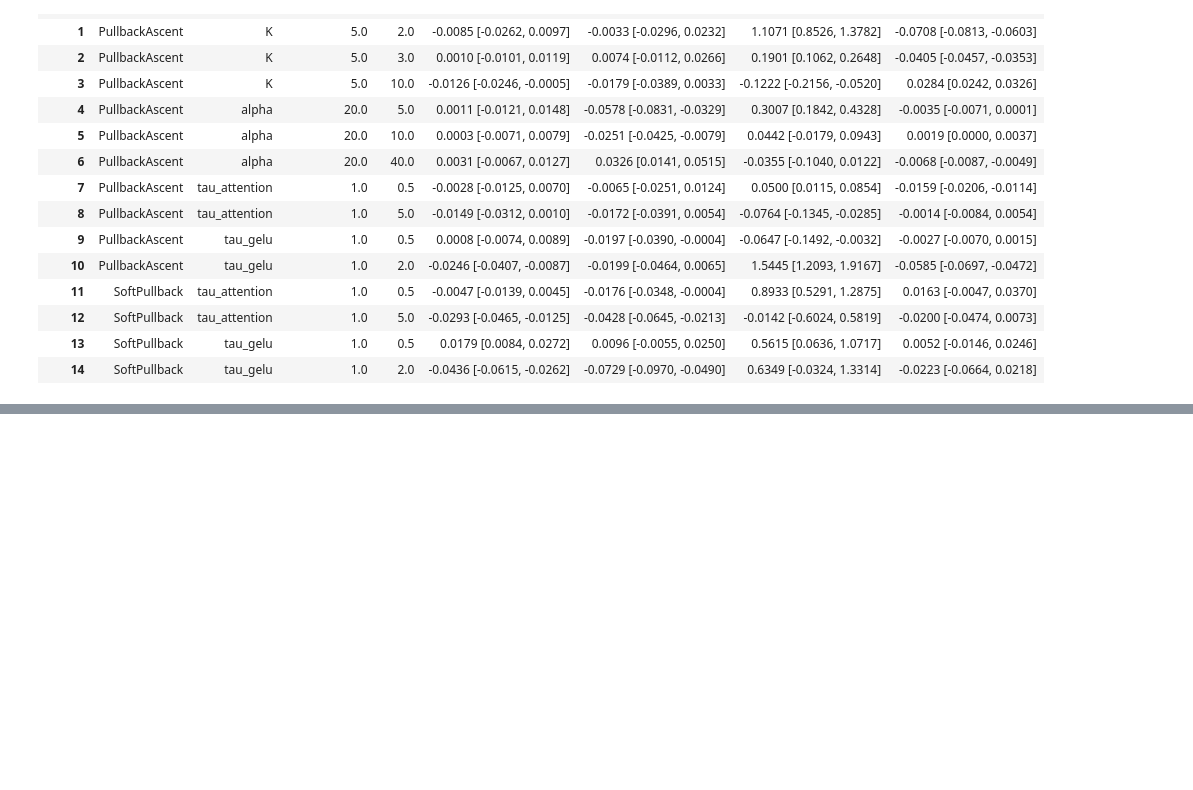
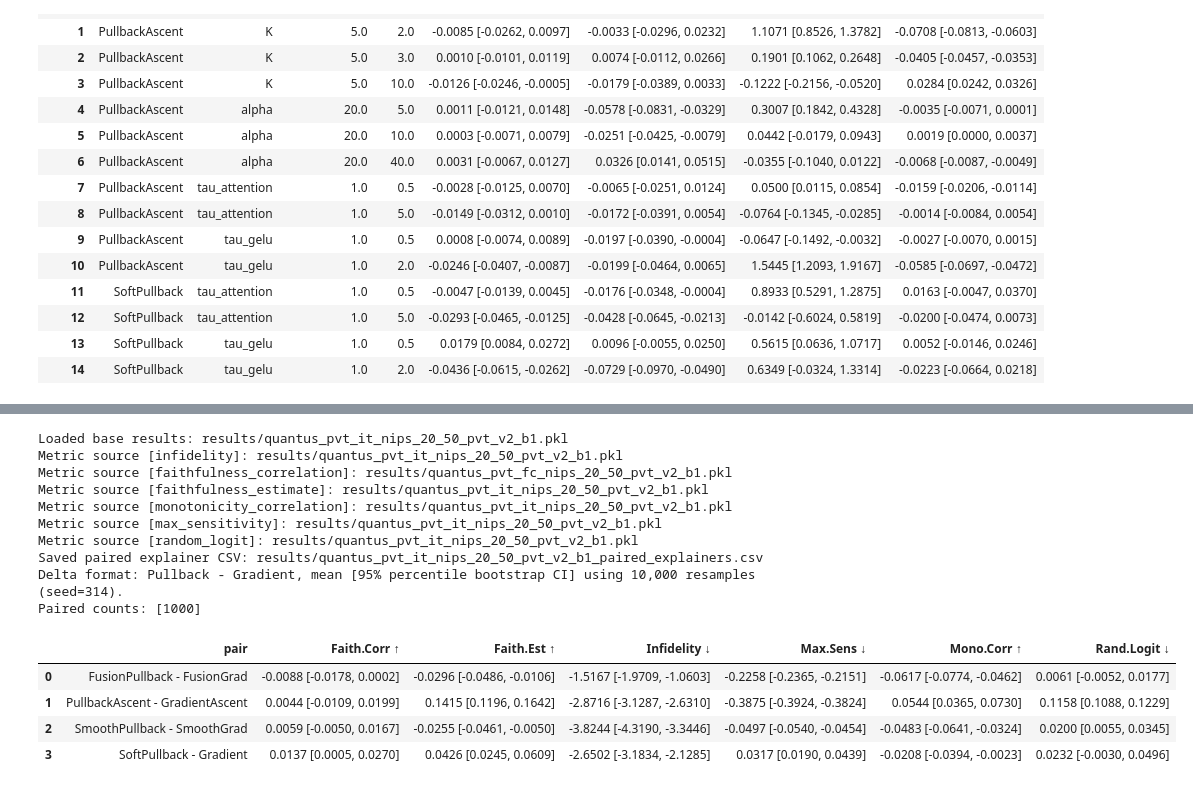
Before and after one commit to 314-Foundation/SemanticPullbacks, a Jupyter notebook: notebooks/verify_results.ipynb, the cells around one changed output, grey strips where cells are left out. Cells and saved outputs as stored; diff of their text form; code cells hidden in the pictures; blank space fills up the shorter version.

```diff
--- a/notebooks/verify_results.ipynb
+++ b/notebooks/verify_results.ipynb
@@ -590,0 +814,27 @@ Paired counts present in the detailed CSV: [500]
+# %%
+paired_explainers_pvt, paired_explainers_pvt_table, paired_explainers_pvt_csv = (
+    paired_explainer_differences(
+        "results/quantus_pvt_it_nips_20_50_pvt_v2_b1.pkl",
+        metric_overrides={
+            "faithfulness_correlation": (
+                "results/quantus_pvt_fc_nips_20_50_pvt_v2_b1.pkl"
+            ),
+        },
+    )
+)
+# %% [output]
+Loaded base results: results/quantus_pvt_it_nips_20_50_pvt_v2_b1.pkl
+Metric source [infidelity]: results/quantus_pvt_it_nips_20_50_pvt_v2_b1.pkl
+Metric source [faithfulness_correlation]: results/quantus_pvt_fc_nips_20_50_pvt_v2_b1.pkl
+Metric source [faithfulness_estimate]: results/quantus_pvt_it_nips_20_50_pvt_v2_b1.pkl
+Metric source [monotonicity_correlation]: results/quantus_pvt_it_nips_20_50_pvt_v2_b1.pkl
+Metric source [max_sensitivity]: results/quantus_pvt_it_nips_20_50_pvt_v2_b1.pkl
+Metric source [random_logit]: results/quantus_pvt_it_nips_20_50_pvt_v2_b1.pkl
+Saved paired explainer CSV: results/quantus_pvt_it_nips_20_50_pvt_v2_b1_paired_explainers.csv
+Delta format: Pullback - Gradient, mean [95% percentile bootstrap CI] using 10,000 resamples (seed=314).
+Paired counts: [1000]
+|  | pair | Faith.Corr ↑ | Faith.Est ↑ | Infidelity ↓ | Max.Sens ↓ | Mono.Corr ↑ | Rand.Logit ↓ |
+| 0 | FusionPullback - FusionGrad | -0.0088 [-0.0178, 0.0002] | -0.0296 [-0.0486, -0.0106] | -1.5167 [-1.9709, -1.0603] | -0.2258 [-0.2365, -0.2151] | -0.0617 [-0.0774, -0.0462] | 0.0061 [-0.0052, 0.0177] |
+| 1 | PullbackAscent - GradientAscent | 0.0044 [-0.0109, 0.0199] | 0.1415 [0.1196, 0.1642] | -2.8716 [-3.1287, -2.6310] | -0.3875 [-0.3924, -0.3824] | 0.0544 [0.0365, 0.0730] | 0.1158 [0.1088, 0.1229] |
+| 2 | SmoothPullback - SmoothGrad | 0.0059 [-0.0050, 0.0167] | -0.0255 [-0.0461, -0.0050] | -3.8244 [-4.3190, -3.3446] | -0.0497 [-0.0540, -0.0454] | -0.0483 [-0.0641, -0.0324] | 0.0200 [0.0055, 0.0345] |
+| 3 | SoftPullback - Gradient | 0.0137 [0.0005, 0.0270] | 0.0426 [0.0245, 0.0609] | -2.6502 [-3.1834, -2.1285] | 0.0317 [0.0190, 0.0439] | -0.0208 [-0.0394, -0.0023] | 0.0232 [-0.0030, 0.0496] |
```
Also changed, not shown: parts of 6 cells of this notebook, 4 other files.
